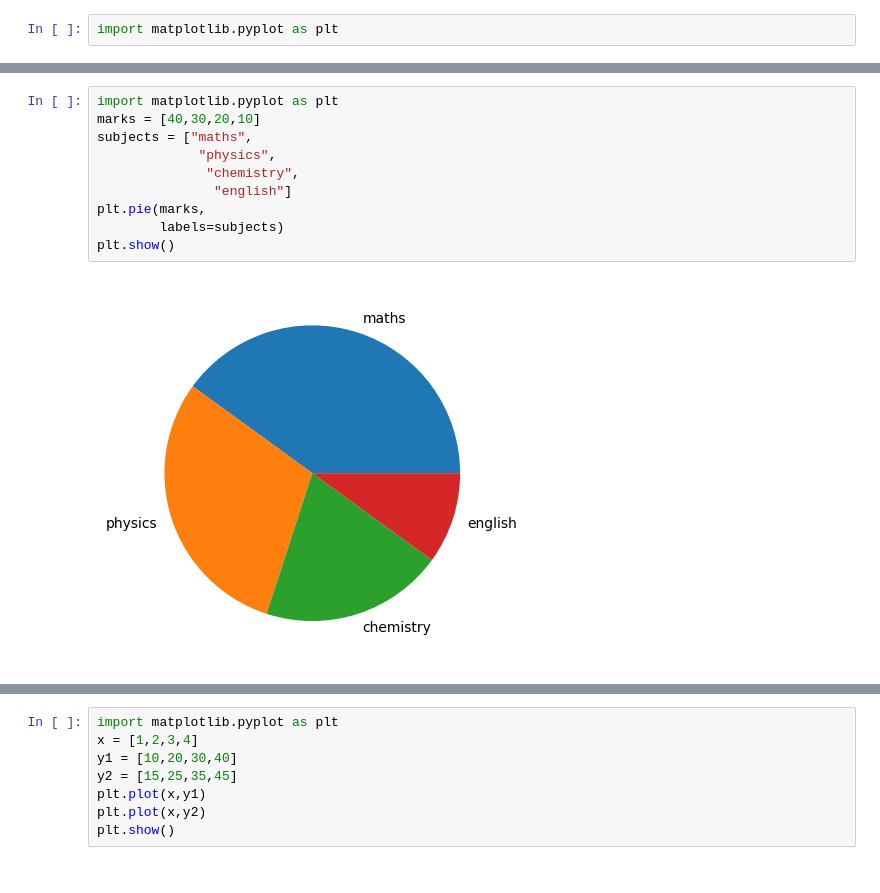
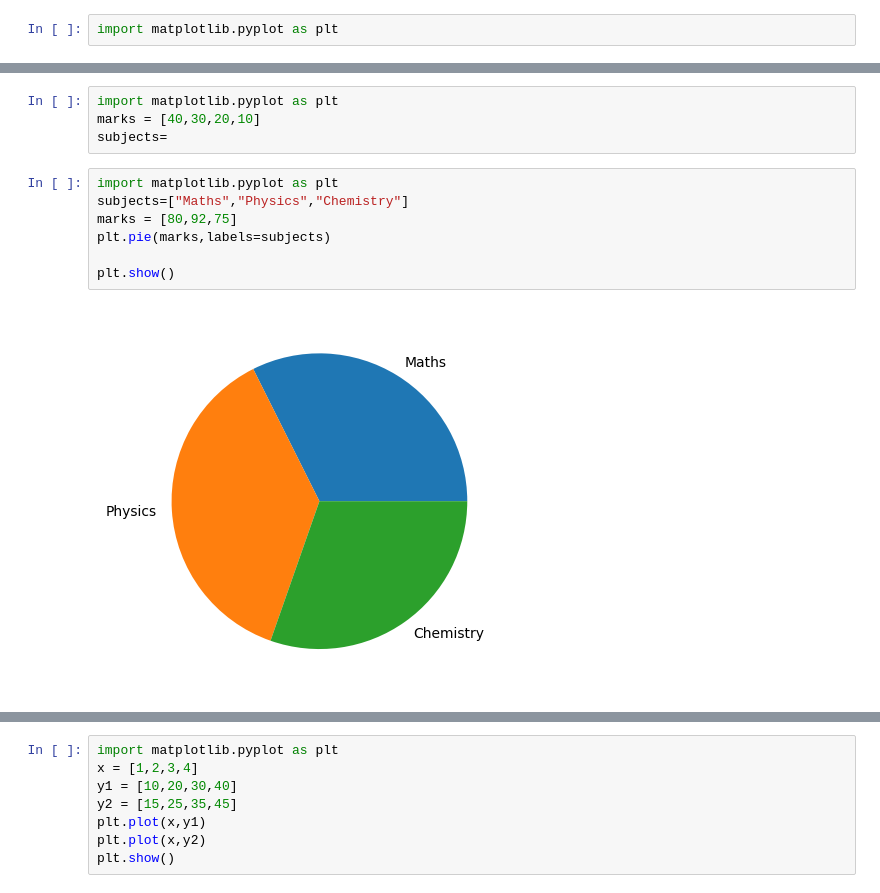
Before and after one commit to vyshnkb/DigitalQueueSystem, a Jupyter notebook: Untitled0.ipynb, the cells around one changed output, grey strips where cells are left out. Saved outputs shown, nothing was run; the diff lists cells and outputs as text.

```diff
--- a/Untitled0.ipynb
+++ b/Untitled0.ipynb
@@ -166,12 +122,13 @@ plt.show()
 # %%
 import matplotlib.pyplot as plt
 marks = [40,30,20,10]
-subjects = ["maths",
-             "physics",
-              "chemistry",
-               "english"]
-plt.pie(marks,
-        labels=subjects)
-plt.show()
+subjects=
-# %% [output]
-[figure, removed]
+# %%
+import matplotlib.pyplot as plt
+subjects=["Maths","Physics","Chemistry"]
+marks = [80,92,75]
+plt.pie(marks,labels=subjects)
+
+plt.show()
+# %% [output]
+[figure, added]
```
Also changed, not shown: parts of 24 cells of this notebook.
